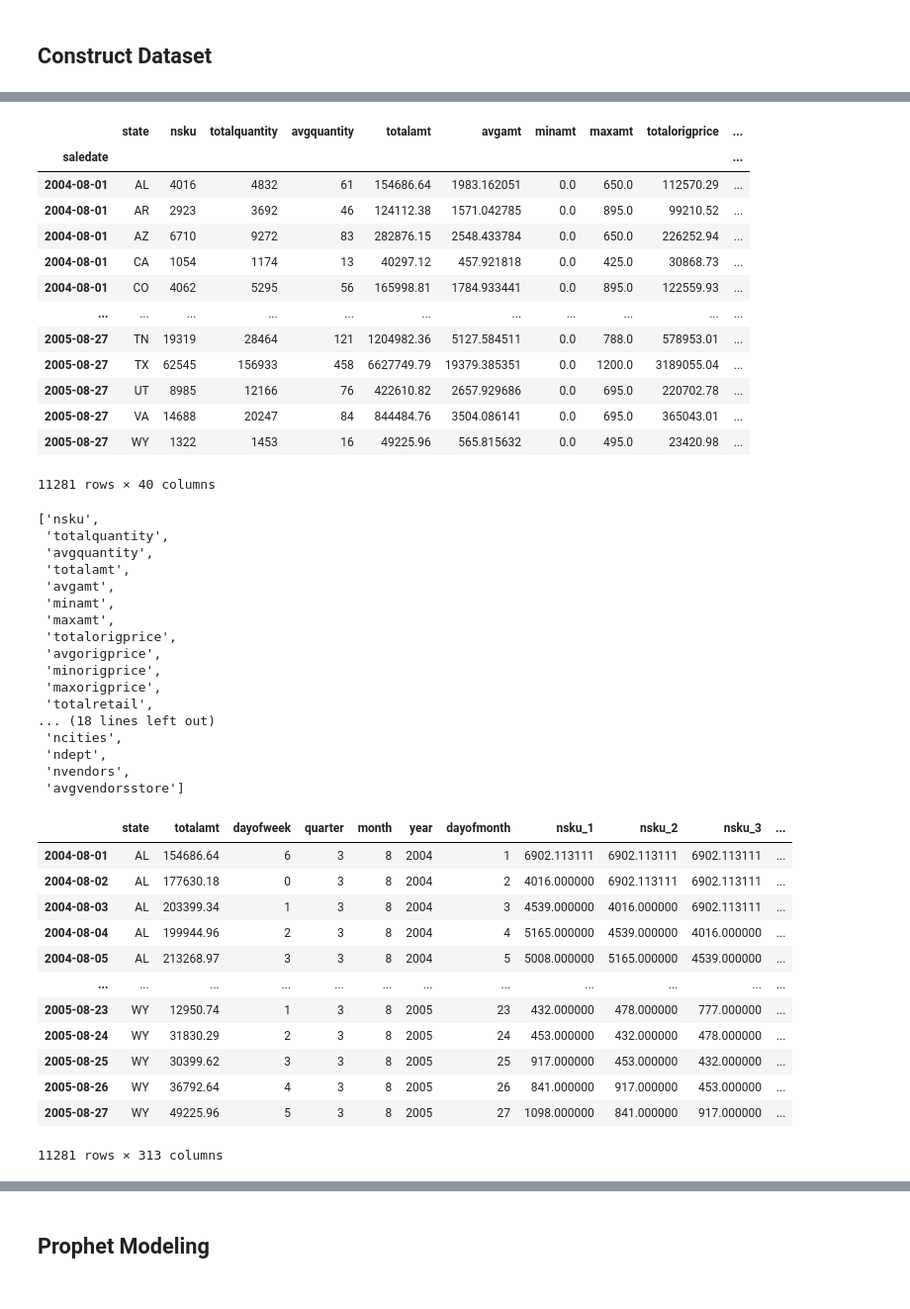
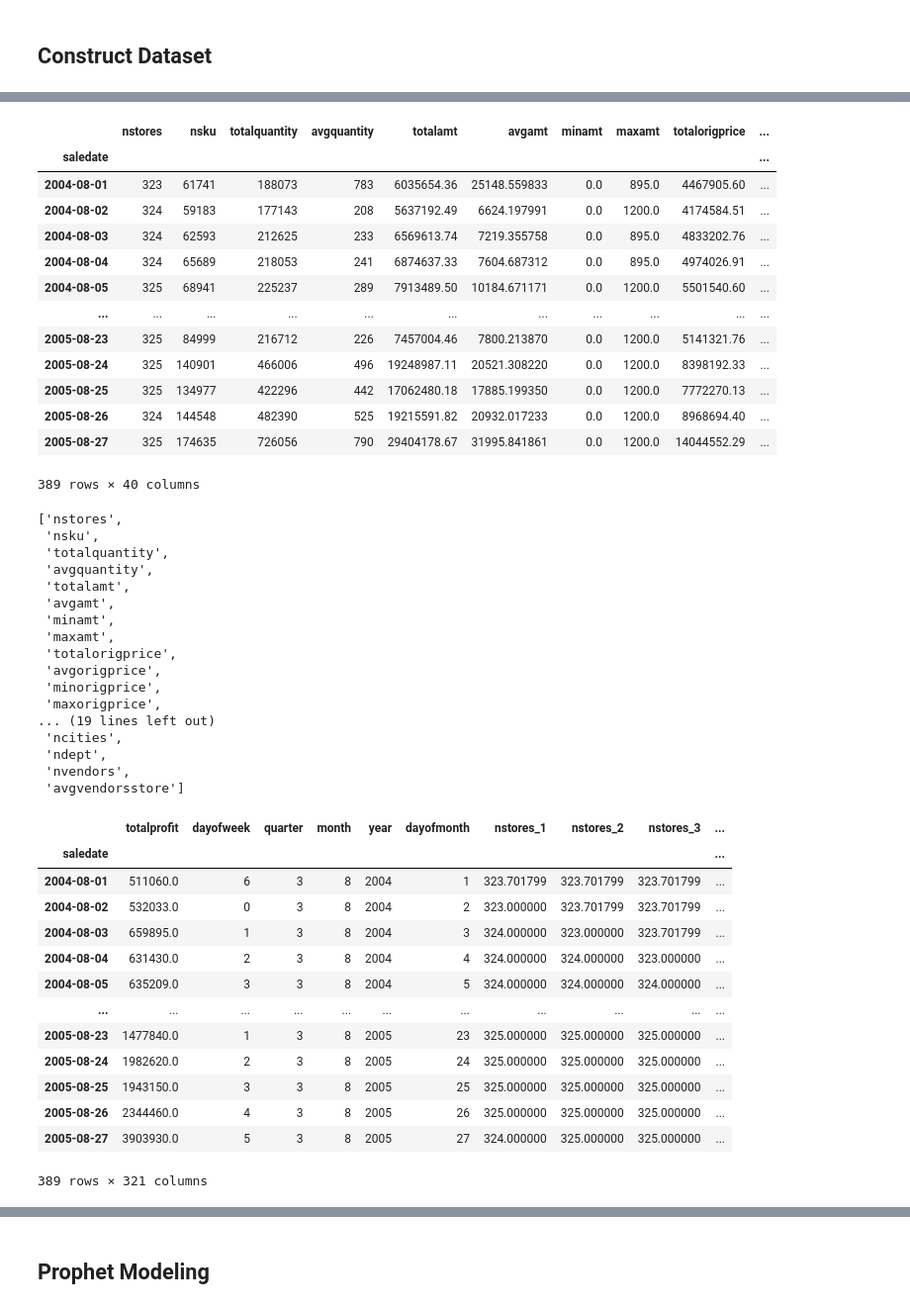
Before and after one commit to ychen595/MSiA_400_G12, a Jupyter notebook: 05_Modeling/Prophet_model.ipynb, the cells around one changed output, grey strips where cells are left out. Shown at 99% size. Drawn from its saved outputs; the diff is of its cells as text; code cells hidden in the pictures.

Commit message:
updated Prophet model

```diff
--- a/05_Modeling/Prophet_model.ipynb
+++ b/05_Modeling/Prophet_model.ipynb
@@ -24,7 +27,7 @@ try:
     print("You are connected to - ", record, "\n")
 except (Exception, Error) as error:
     print("Error while connecting to PostgreSQL", error)
-df = pd.read_sql("select * from \"aggtrnsact\"", connection);
+df = pd.read_sql("select * from \"aggtrnsactdaily2\"", connection);
 if (connection):
     cursor.close()
     connection.close()
@@ -38,4 +51,5 @@ PostgreSQL connection is closed
 # %%
 # check the data
-df.head()
+df = df.sort_values(by=['saledate'])
+df.tail()
 # %% [output]
@@ -110,27 +124,27 @@ def create_features(df):
 df_ts = create_features(df_ts)
 df_ts
 # %% [output]
-|  | state | nsku | totalquantity | avgquantity | totalamt | avgamt | minamt | maxamt | totalorigprice | ... |
+|  | nstores | nsku | totalquantity | avgquantity | totalamt | avgamt | minamt | maxamt | totalorigprice | ... |
 | saledate |  |  |  |  |  |  |  |  |  | ... |
-| 2004-08-01 | AL | 4016 | 4832 | 61 | 154686.64 | 1983.162051 | 0.0 | 650.0 | 112570.29 | ... |
-| 2004-08-01 | AR | 2923 | 3692 | 46 | 124112.38 | 1571.042785 | 0.0 | 895.0 | 99210.52 | ... |
-| 2004-08-01 | AZ | 6710 | 9272 | 83 | 282876.15 | 2548.433784 | 0.0 | 650.0 | 226252.94 | ... |
-| 2004-08-01 | CA | 1054 | 1174 | 13 | 40297.12 | 457.921818 | 0.0 | 425.0 | 30868.73 | ... |
-| 2004-08-01 | CO | 4062 | 5295 | 56 | 165998.81 | 1784.933441 | 0.0 | 895.0 | 122559.93 | ... |
+| 2004-08-01 | 323 | 61741 | 188073 | 783 | 6035654.36 | 25148.559833 | 0.0 | 895.0 | 4467905.60 | ... |
+| 2004-08-02 | 324 | 59183 | 177143 | 208 | 5637192.49 | 6624.197991 | 0.0 | 1200.0 | 4174584.51 | ... |
+| 2004-08-03 | 324 | 62593 | 212625 | 233 | 6569613.74 | 7219.355758 | 0.0 | 895.0 | 4833202.76 | ... |
+| 2004-08-04 | 324 | 65689 | 218053 | 241 | 6874637.33 | 7604.687312 | 0.0 | 895.0 | 4974026.91 | ... |
+| 2004-08-05 | 325 | 68941 | 225237 | 289 | 7913489.50 | 10184.671171 | 0.0 | 1200.0 | 5501540.60 | ... |
 | ... | ... | ... | ... | ... | ... | ... | ... | ... | ... | ... |
-| 2005-08-27 | TN | 19319 | 28464 | 121 | 1204982.36 | 5127.584511 | 0.0 | 788.0 | 578953.01 | ... |
-| 2005-08-27 | TX | 62545 | 156933 | 458 | 6627749.79 | 19379.385351 | 0.0 | 1200.0 | 3189055.04 | ... |
-| 2005-08-27 | UT | 8985 | 12166 | 76 | 422610.82 | 2657.929686 | 0.0 | 695.0 | 220702.78 | ... |
-| 2005-08-27 | VA | 14688 | 20247 | 84 | 844484.76 | 3504.086141 | 0.0 | 695.0 | 365043.01 | ... |
-| 2005-08-27 | WY | 1322 | 1453 | 16 | 49225.96 | 565.815632 | 0.0 | 495.0 | 23420.98 | ... |
+| 2005-08-23 | 325 | 84999 | 216712 | 226 | 7457004.46 | 7800.213870 | 0.0 | 1200.0 | 5141321.76 | ... |
+| 2005-08-24 | 325 | 140901 | 466006 | 496 | 19248987.11 | 20521.308220 | 0.0 | 1200.0 | 8398192.33 | ... |
+| 2005-08-25 | 325 | 134977 | 422296 | 442 | 17062480.18 | 17885.199350 | 0.0 | 1200.0 | 7772270.13 | ... |
+| 2005-08-26 | 324 | 144548 | 482390 | 525 | 19215591.82 | 20932.017233 | 0.0 | 1200.0 | 8968694.40 | ... |
+| 2005-08-27 | 325 | 174635 | 726056 | 790 | 29404178.67 | 31995.841861 | 0.0 | 1200.0 | 14044552.29 | ... |
-11281 rows × 40 columns
+389 rows × 40 columns
 # %%
 orignal_features = list(df.columns)
 orignal_features.remove('saledate')
-orignal_features.remove('state')
 orignal_features
 # %% [output]
-['nsku',
+['nstores',
+ 'nsku',
  'totalquantity',
  'avgquantity',
  'totalamt',
@@ -141,8 +155,7 @@ orignal_features
  'avgorigprice',
  'minorigprice',
  'maxorigprice',
- 'totalretail',
-... (18 lines left out)
+... (19 lines left out)
  'ncities',
  'ndept',
  'nvendors',
@@ -150,47 +163,45 @@ orignal_features
 # %%
 # TODO: add lags
 def create_lag_feature(df, column):
     '''
     Create time lagging features
     '''
     df = df.copy()
     average_value = np.mean(df[column])
     df[column + '_1'] = df[column].shift(1,fill_value = average_value)
     df[column + '_2'] = df[column].shift(2,fill_value = average_value)
     df[column + '_3'] = df[column].shift(3,fill_value = average_value)
     df[column + '_4'] = df[column].shift(4,fill_value = average_value)
     df[column + '_5'] = df[column].shift(5,fill_value = average_value)
     df[column + '_6'] = df[column].shift(6,fill_value = average_value)
     df[column + '_7'] = df[column].shift(7,fill_value = average_value)
     df[column + '_14'] = df[column].shift(14,fill_value = average_value)
     df[column + '_28'] = df[column].shift(28,fill_value = average_value)
     return df
 
-df_model = pd.DataFrame(columns = df_ts.columns)
-for state in df_ts['state'].drop_duplicates().tolist():
-    df_part = df_ts[df_ts['state']==state]
-    for col in orignal_features:
-        df_part = create_lag_feature(df_part, col)
-    df_model = df_model.append(df_part)
+df_model = df_ts
+for col in orignal_features:
+    df_model = create_lag_feature(df_model, col)
 
 orignal_features1 = orignal_features.copy()
-orignal_features1.remove('totalamt')
+orignal_features1.remove('totalprofit')
 df_ts_lagged = df_model.drop(orignal_features1, axis=1)
 df_ts_lagged
 # %% [output]
-|  | state | totalamt | dayofweek | quarter | month | year | dayofmonth | nsku_1 | nsku_2 | nsku_3 | ... |
-| 2004-08-01 | AL | 154686.64 | 6 | 3 | 8 | 2004 | 1 | 6902.113111 | 6902.113111 | 6902.113111 | ... |
-| 2004-08-02 | AL | 177630.18 | 0 | 3 | 8 | 2004 | 2 | 4016.000000 | 6902.113111 | 6902.113111 | ... |
-| 2004-08-03 | AL | 203399.34 | 1 | 3 | 8 | 2004 | 3 | 4539.000000 | 4016.000000 | 6902.113111 | ... |
-| 2004-08-04 | AL | 199944.96 | 2 | 3 | 8 | 2004 | 4 | 5165.000000 | 4539.000000 | 4016.000000 | ... |
-| 2004-08-05 | AL | 213268.97 | 3 | 3 | 8 | 2004 | 5 | 5008.000000 | 5165.000000 | 4539.000000 | ... |
-| ... | ... | ... | ... | ... | ... | ... | ... | ... | ... | ... | ... |
-| 2005-08-23 | WY | 12950.74 | 1 | 3 | 8 | 2005 | 23 | 432.000000 | 478.000000 | 777.000000 | ... |
-| 2005-08-24 | WY | 31830.29 | 2 | 3 | 8 | 2005 | 24 | 453.000000 | 432.000000 | 478.000000 | ... |
-| 2005-08-25 | WY | 30399.62 | 3 | 3 | 8 | 2005 | 25 | 917.000000 | 453.000000 | 432.000000 | ... |
-| 2005-08-26 | WY | 36792.64 | 4 | 3 | 8 | 2005 | 26 | 841.000000 | 917.000000 | 453.000000 | ... |
-| 2005-08-27 | WY | 49225.96 | 5 | 3 | 8 | 2005 | 27 | 1098.000000 | 841.000000 | 917.000000 | ... |
+|  | totalprofit | dayofweek | quarter | month | year | dayofmonth | nstores_1 | nstores_2 | nstores_3 | ... |
+| saledate |  |  |  |  |  |  |  |  |  | ... |
+| 2004-08-01 | 511060.0 | 6 | 3 | 8 | 2004 | 1 | 323.701799 | 323.701799 | 323.701799 | ... |
+| 2004-08-02 | 532033.0 | 0 | 3 | 8 | 2004 | 2 | 323.000000 | 323.701799 | 323.701799 | ... |
+| 2004-08-03 | 659895.0 | 1 | 3 | 8 | 2004 | 3 | 324.000000 | 323.000000 | 323.701799 | ... |
+| 2004-08-04 | 631430.0 | 2 | 3 | 8 | 2004 | 4 | 324.000000 | 324.000000 | 323.000000 | ... |
+| 2004-08-05 | 635209.0 | 3 | 3 | 8 | 2004 | 5 | 324.000000 | 324.000000 | 324.000000 | ... |
+| ... | ... | ... | ... | ... | ... | ... | ... | ... | ... | ... |
+| 2005-08-23 | 1477840.0 | 1 | 3 | 8 | 2005 | 23 | 325.000000 | 325.000000 | 325.000000 | ... |
+| 2005-08-24 | 1982620.0 | 2 | 3 | 8 | 2005 | 24 | 325.000000 | 325.000000 | 325.000000 | ... |
+| 2005-08-25 | 1943150.0 | 3 | 3 | 8 | 2005 | 25 | 325.000000 | 325.000000 | 325.000000 | ... |
+| 2005-08-26 | 2344460.0 | 4 | 3 | 8 | 2005 | 26 | 325.000000 | 325.000000 | 325.000000 | ... |
+| 2005-08-27 | 3903930.0 | 5 | 3 | 8 | 2005 | 27 | 324.000000 | 325.000000 | 325.000000 | ... |
-11281 rows × 313 columns
+389 rows × 321 columns
 # %%
 df_ts_lagged.columns
 # %% [output]
```
Also changed, not shown: parts of 34 cells of this notebook.
